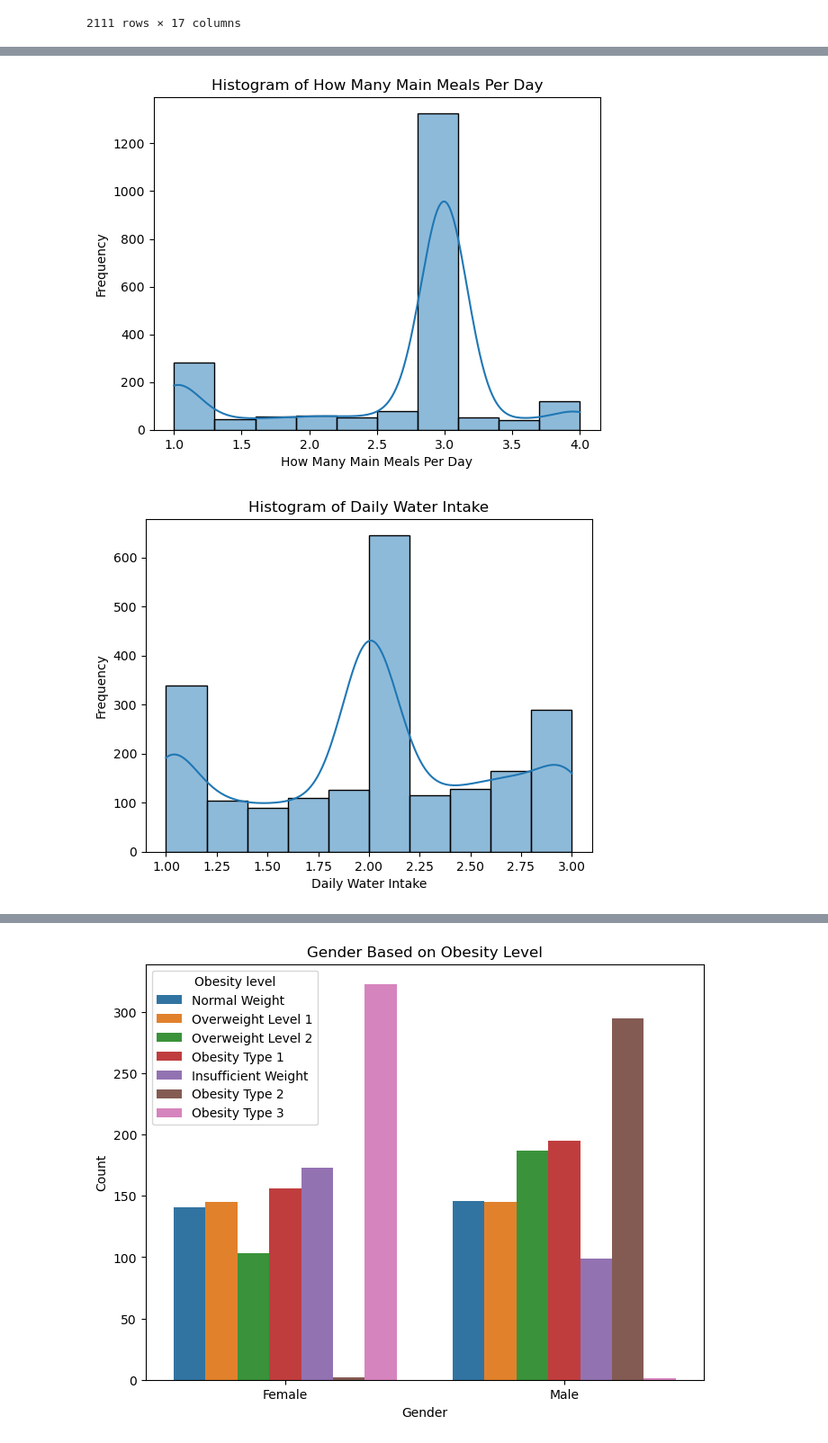
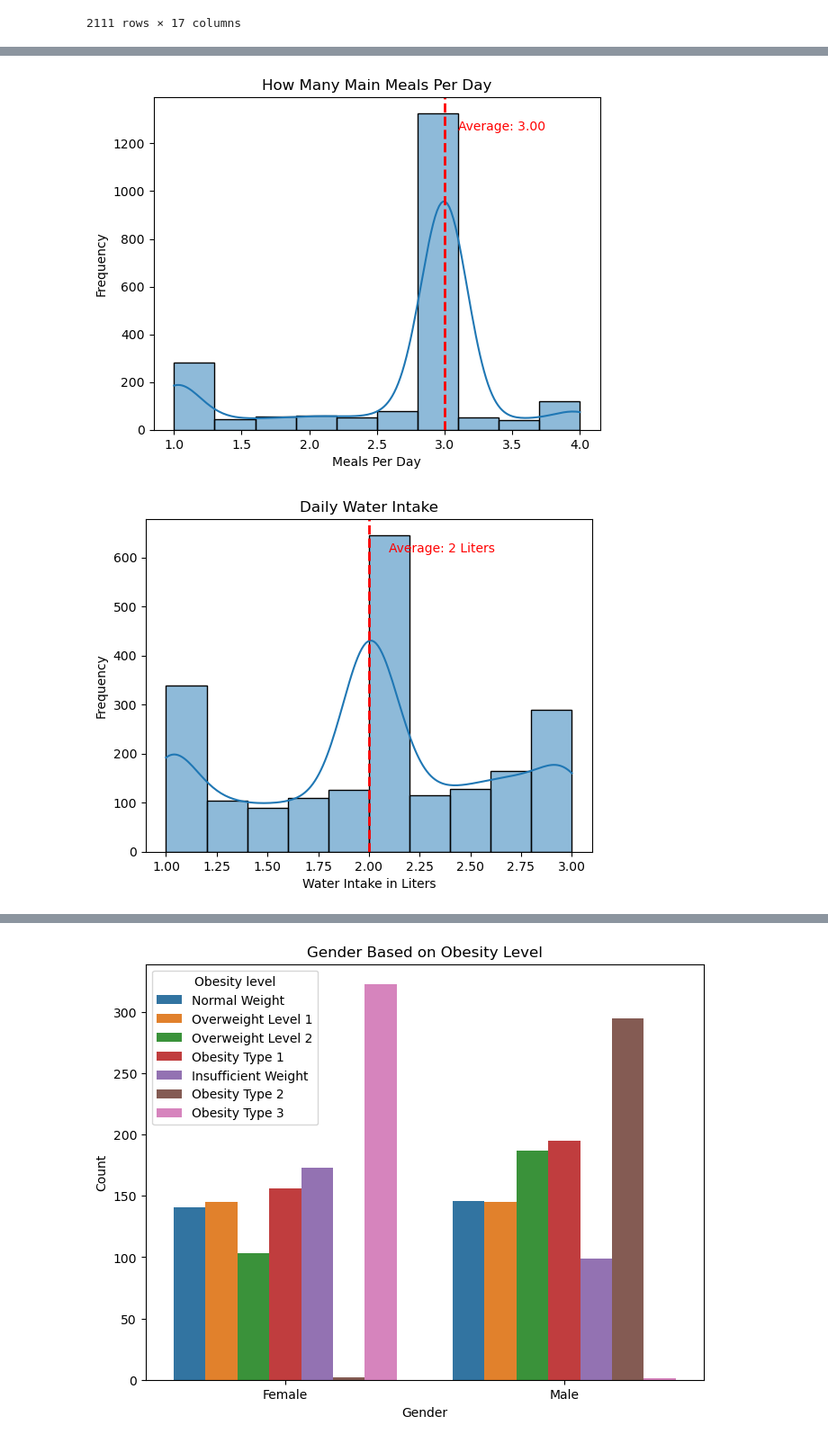
Before and after one commit to Sueraaa/proj-4-grp-1, a Jupyter notebook: Obesity_Data_Sunera.ipynb, the cells around one changed output, grey strips where cells are left out. Shown at 90% size. Saved outputs shown, nothing was run; the diff lists cells and outputs as text; code cells hidden in the pictures.

Commit message:
Adding Images and Updated ipynb

```diff
--- a/Obesity_Data_Sunera.ipynb
+++ b/Obesity_Data_Sunera.ipynb
@@ -564,19 +567,37 @@ plt.show()
 # %%
+# Calculate the average number of main meals per day
+average_meals_per_day = round(obesity_data['How many main meals per day'].mean())
+
 # Histogram showing How Many Main Meals Per Day
 sns.histplot(data=obesity_data, x='How many main meals per day', bins= 10, kde=True)
-plt.title('Histogram of How Many Main Meals Per Day')
-plt.xlabel('How Many Main Meals Per Day')
+plt.title('How Many Main Meals Per Day')
+plt.xlabel('Meals Per Day')
 plt.ylabel('Frequency')
+
+# Add the average line to the histogram
+plt.axvline(average_meals_per_day, color='r', linestyle='dashed', linewidth=2)
+plt.text(average_meals_per_day + 0.1, plt.ylim()[1] * 0.9, f'Average: {average_meals_per_day:.2f}', color='r')
+plt.savefig('images/meals_per_day_histogram.png')
+
 plt.show()
 # %% [output]
-[figure, old version]
+[figure, new version]
 # %%
+# Calculate the average daily water intake
+average_water_intake = round(obesity_data['Daily Water Intake'].mean())
+
 # Histogram showing Daily Water Intake Per day
 sns.histplot(data=obesity_data, x='Daily Water Intake', bins= 10, kde=True)
-plt.title('Histogram of Daily Water Intake')
-plt.xlabel('Daily Water Intake')
+plt.title('Daily Water Intake')
+plt.xlabel('Water Intake in Liters')
 plt.ylabel('Frequency')
+
+# Add the average line to the histogram
+plt.axvline(average_water_intake, color='r', linestyle='dashed', linewidth=2)
+plt.text(average_water_intake + 0.1, plt.ylim()[1] * 0.9, f'Average: {average_water_intake} Liters', color='r')
+plt.savefig('images/daily_water_intake_histogram.png')
+
 plt.show()
 # %% [output]
-[figure, old version]
+[figure, new version]
 # %%
```
Also changed, not shown: parts of 15 cells of this notebook, 10 other files.
